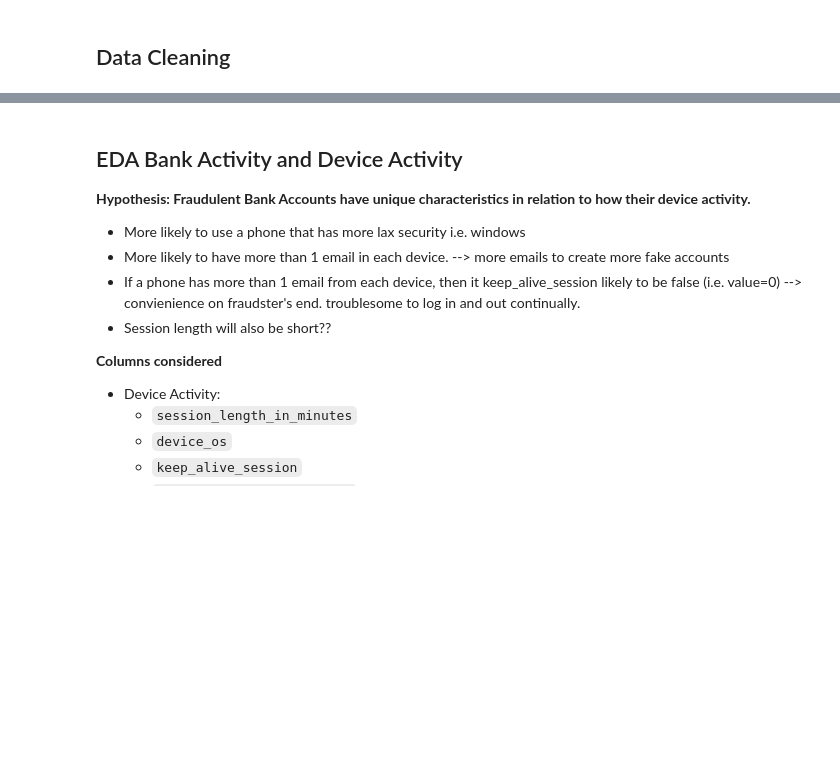
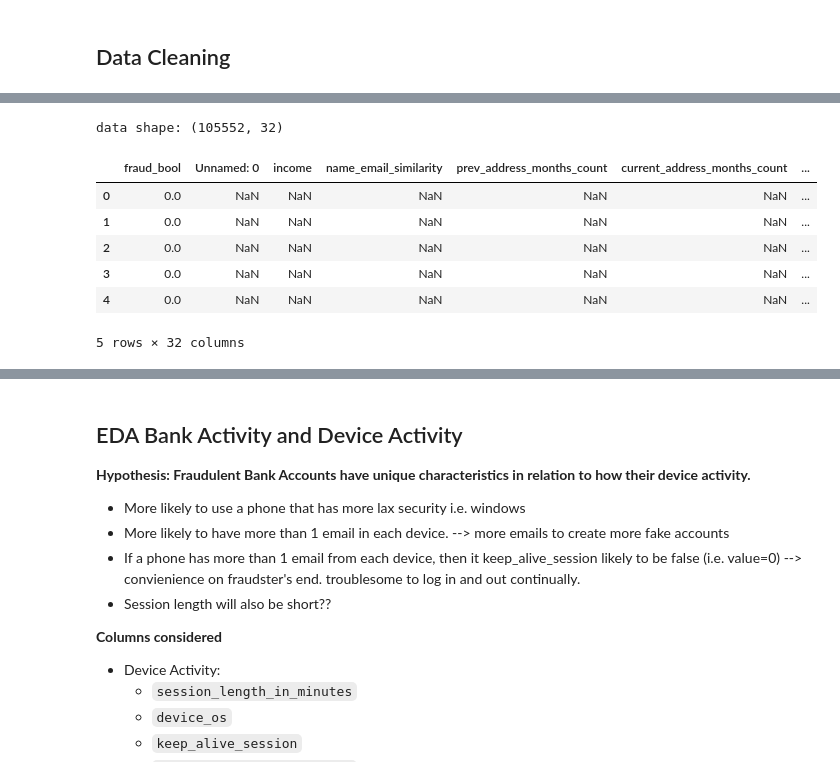
Before and after one commit to kclzl-nus/Detect-Fraudulent-Bank-Accounts, a Jupyter notebook: notebooks/2.1-kclzl-hyp-device-activity.ipynb, the cells around one changed output, grey strips where cells are left out. Saved outputs shown, nothing was run; the diff lists cells and outputs as text; code cells hidden in the pictures; blank space fills up the shorter version.

```diff
--- a/notebooks/2.1-kclzl-hyp-device-activity.ipynb
+++ b/notebooks/2.1-kclzl-hyp-device-activity.ipynb
@@ -51,0 +45,17 @@ data = undersampled_data
+# %%
+# import data
+X_train = pd.read_csv('../data/processed/X_train.csv')
+y_train = pd.read_csv('../data/processed/y_train.csv')
+data = pd.concat([y_train, X_train])
+
+print(f'data shape: {data.shape}')
+data.head()
+# %% [output]
+data shape: (105552, 32)
+|  | fraud_bool | Unnamed: 0 | income | name_email_similarity | prev_address_months_count | current_address_months_count | ... |
+| 0 | 0.0 | NaN | NaN | NaN | NaN | NaN | ... |
+| 1 | 0.0 | NaN | NaN | NaN | NaN | NaN | ... |
+| 2 | 0.0 | NaN | NaN | NaN | NaN | NaN | ... |
+| 3 | 0.0 | NaN | NaN | NaN | NaN | NaN | ... |
+| 4 | 0.0 | NaN | NaN | NaN | NaN | NaN | ... |
+5 rows × 32 columns
```
Also changed, not shown: parts of 6 cells of this notebook, 1 other file.
